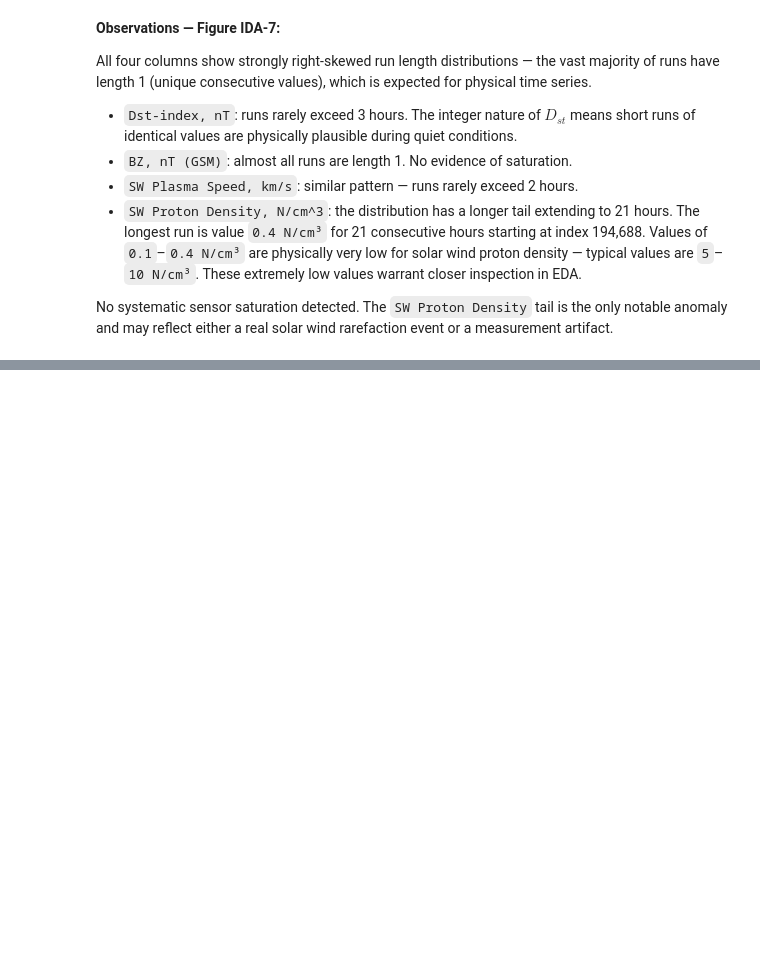
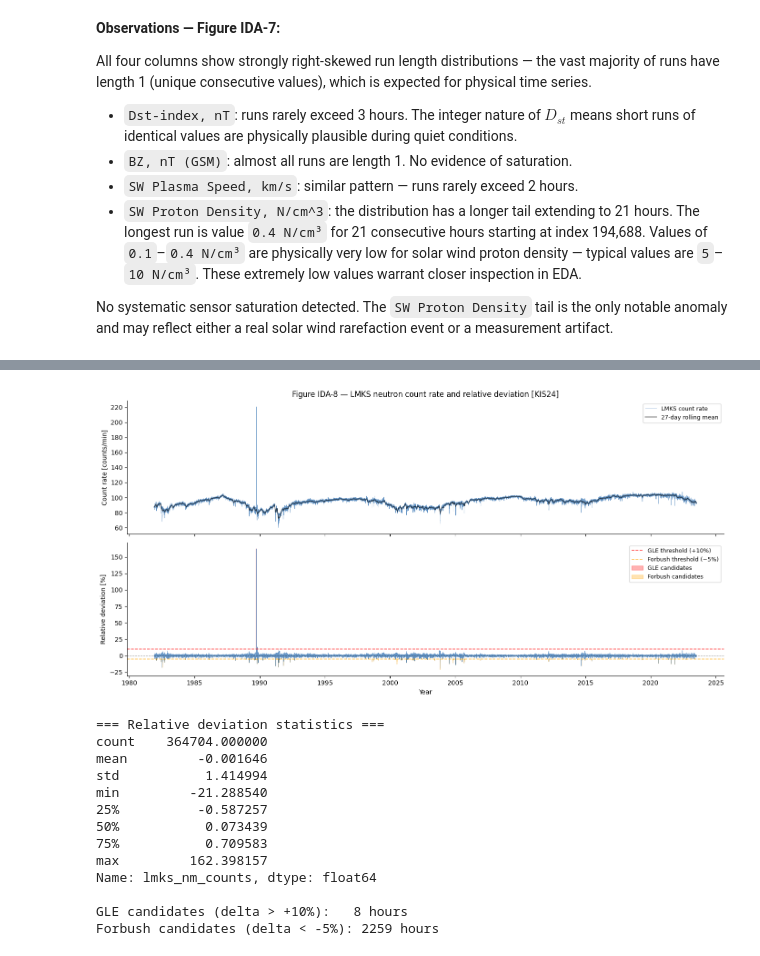
Before and after one commit to RoumenNikolov/cosmic-ray-storm-clean, a Jupyter notebook: cosmic_ray_storm_prediction.ipynb, the cells around one changed output, grey strips where cells are left out. Cells and saved outputs as stored; diff of their text form; code cells hidden in the pictures; blank space fills up the shorter version.

```diff
--- a/cosmic_ray_storm_prediction.ipynb
+++ b/cosmic_ray_storm_prediction.ipynb
@@ -641,0 +740,59 @@ No systematic sensor saturation detected. The `SW Proton Density` tail is the on
+# %%
+# ── GLE and Forbush Decrease — visual identification ────────────────
+
+# Rolling 27-day baseline (one solar rotation)
+baseline = df_lmks['lmks_nm_counts'].rolling(window=27*24, center=True, min_periods=24).mean()
+delta_pct = 100 * (df_lmks['lmks_nm_counts'] - baseline) / baseline
+
+fig, (ax1, ax2) = plt.subplots(2, 1, figsize=(14, 7), sharex=True)
+
+# Raw count rate
+ax1.plot(df_lmks['datetime'], df_lmks['lmks_nm_counts'],
+         color='#2166ac', lw=0.4, alpha=0.7, label='LMKS count rate')
+ax1.plot(df_lmks['datetime'], baseline,
+         color='black', lw=1.2, alpha=0.6, label='27-day rolling mean')
+ax1.set_ylabel('Count rate [counts/min]')
+ax1.set_title('Figure IDA-8 — LMKS neutron count rate and relative deviation [KIS24]')
+ax1.legend(fontsize=9)
+ax1.spines['top'].set_visible(False)
+ax1.spines['right'].set_visible(False)
+
+# Relative deviation
+ax2.plot(df_lmks['datetime'], delta_pct,
+         color='#2166ac', lw=0.4, alpha=0.7)
+ax2.axhline(0,   color='black', lw=0.8, ls='--', alpha=0.4)
+ax2.axhline(10,  color='red',   lw=1.2, ls='--', alpha=0.7, label='GLE threshold (+10%)')
+ax2.axhline(-5,  color='orange',lw=1.2, ls='--', alpha=0.7, label='Forbush threshold (−5%)')
+ax2.fill_between(df_lmks['datetime'], delta_pct, 10,
+                 where=(delta_pct > 10), color='red', alpha=0.3, label='GLE candidates')
+ax2.fill_between(df_lmks['datetime'], delta_pct, -5,
+                 where=(delta_pct < -5), color='orange', alpha=0.3, label='Forbush candidates')
+ax2.set_ylabel('Relative deviation [%]')
+ax2.set_xlabel('Year')
+ax2.legend(fontsize=9)
+ax2.spines['top'].set_visible(False)
+ax2.spines['right'].set_visible(False)
+
+plt.tight_layout()
+plt.savefig('images/fig_ida8_gle_forbush.png', dpi=150, bbox_inches='tight')
+plt.show()
+
+print("=== Relative deviation statistics ===")
+print(delta_pct.describe())
+print(f"\nGLE candidates (delta > +10%):   {(delta_pct > 10).sum()} hours")
+print(f"Forbush candidates (delta < -5%): {(delta_pct < -5).sum()} hours")
+# %% [output]
+[figure, added]
+=== Relative deviation statistics ===
+count    364704.000000
+mean         -0.001646
+std           1.414994
+min         -21.288540
+25%          -0.587257
+50%           0.073439
+75%           0.709583
+max         162.398157
+Name: lmks_nm_counts, dtype: float64
+
+GLE candidates (delta > +10%):   8 hours
+Forbush candidates (delta < -5%): 2259 hours
```
Also changed, not shown: parts of 24 cells of this notebook.
